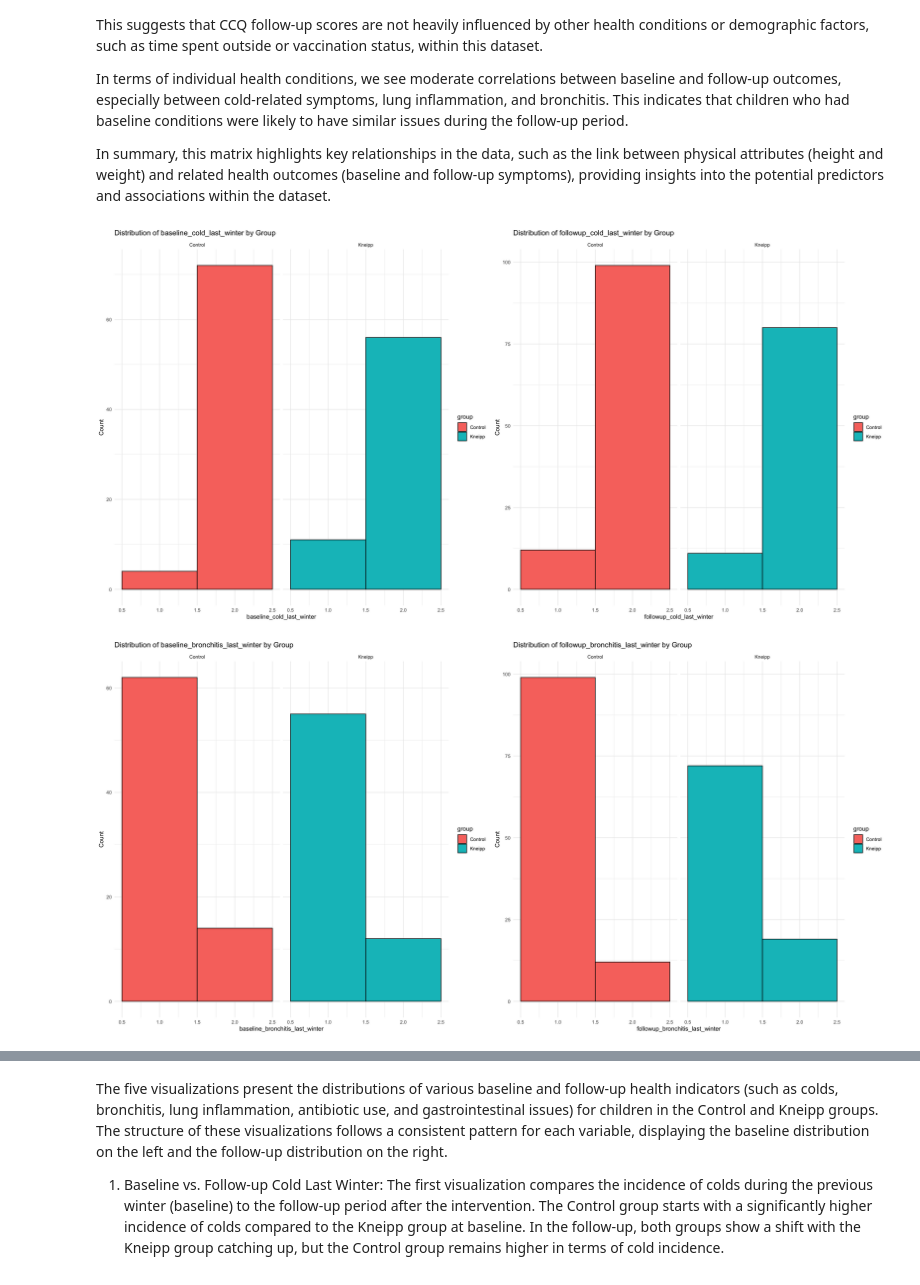
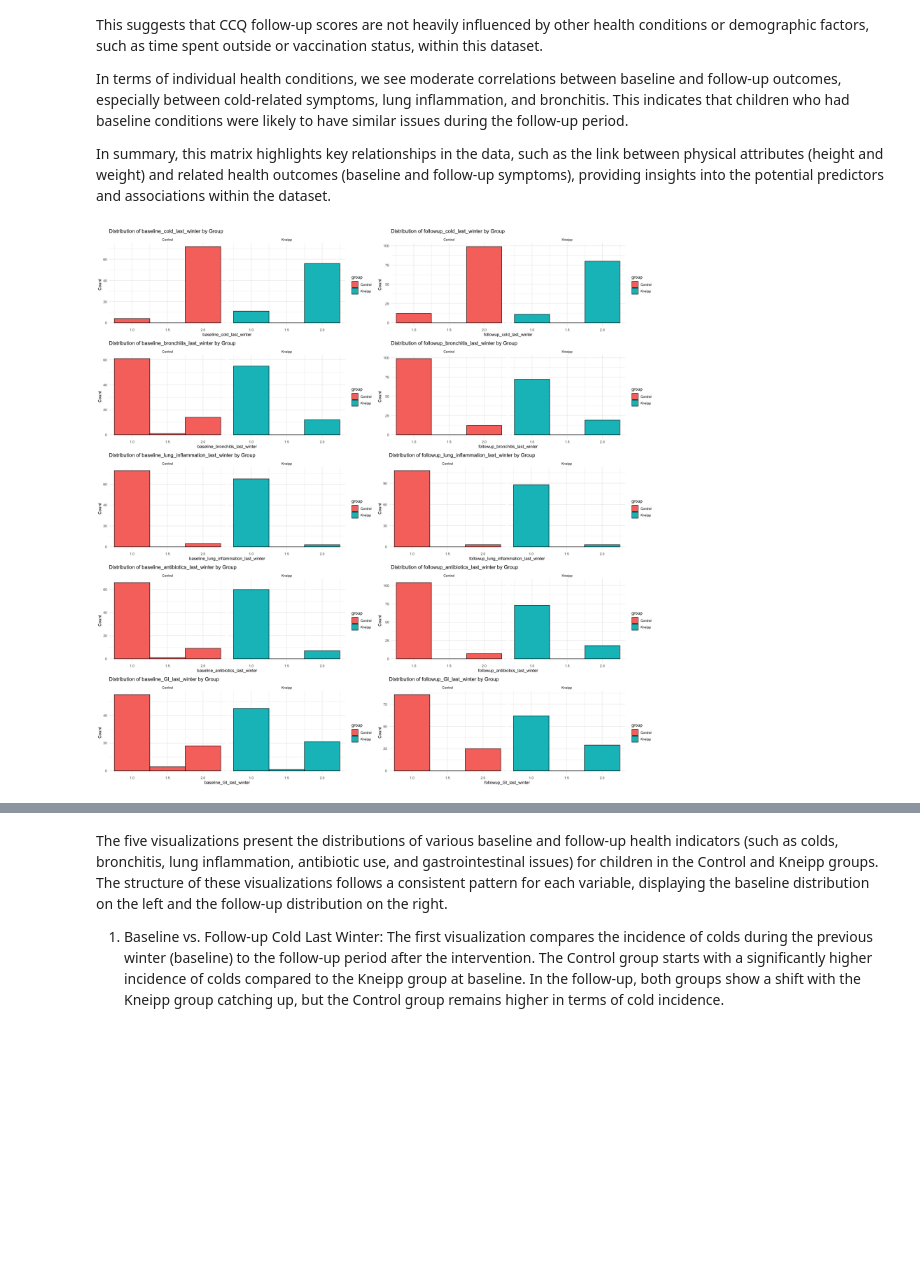
Before and after one commit to sschepanski/BlakesleeKneippBerlinKindergarten, a Jupyter notebook: scr/SOSCI.ipynb, the cells around one changed output, grey strips where cells are left out. Drawn from its saved outputs; the diff is of its cells as text; code cells hidden in the pictures; blank space fills up the shorter version.

```diff
--- a/scr/SOSCI.ipynb
+++ b/scr/SOSCI.ipynb
@@ -411,32 +449,32 @@ In summary, this matrix highlights key relationships in the data, such as the li
 # %%
-# List of baseline and follow-up variables
-baseline_vars <- c("baseline_cold_last_winter", "baseline_bronchitis_last_winter", "baseline_lung_inflammation_last_winter", "baseline_antibiotics_last_winter", "baseline_GI_last_winter")
-followup_vars <- c("followup_cold_last_winter", "followup_bronchitis_last_winter", "followup_lung_inflammation_last_winter", "followup_antibiotics_last_winter", "followup_GI_last_winter")
+# Increase the width and height of the plot
+options(repr.plot.width = 20, repr.plot.height = 20)
 
-# Create lists to store plots for baseline and follow-up
-baseline_plots <- list()
-followup_plots <- list()
+# Create a combined list to store both baseline and follow-up plots
+combined_plots <- list()
 
-# Loop through baseline variables and generate histograms
+# Generate histograms for each variable, baseline and follow-up
 for (i in seq_along(baseline_vars)) {
-  baseline_plots[[i]] <- ggplot(secondary_outcomes_data %>% filter(group %in% c("Control", "Kneipp"), sex %in% c(1, 2)), aes(x = .data[[baseline_vars[i]]], fill = group)) +
-    geom_histogram(position = "dodge", binwidth = 1, color = "black", na.rm = TRUE) +
+  # Baseline plot
+  baseline_plot <- ggplot(secondary_outcomes_data %>% filter(group %in% c("Control", "Kneipp"), sex %in% c(1, 2)), aes(x = .data[[baseline_vars[i]]], fill = group)) +
+    geom_histogram(position = "dodge", binwidth = 0.5, color = "black", na.rm = TRUE) +
+    labs(title = paste("Distribution of", baseline_vars[i], "by Group"), x = baseline_vars[i], y = "Count") +
     facet_grid(. ~ group) +
-    labs(title = paste("Distribution of", baseline_vars[i], "by Group"), x = baseline_vars[i], y = "Count") +
     theme_minimal()
 
-  followup_plots[[i]] <- ggplot(secondary_outcomes_data %>% filter(group %in% c("Control", "Kneipp"), sex %in% c(1, 2)), aes(x = .data[[followup_vars[i]]], fill = group)) +
-    geom_histogram(position = "dodge", binwidth = 1, color = "black", na.rm = TRUE) +
+  # Follow-up plot
+  followup_plot <- ggplot(secondary_outcomes_data %>% filter(group %in% c("Control", "Kneipp"), sex %in% c(1, 2)), aes(x = .data[[followup_vars[i]]], fill = group)) +
+    geom_histogram(position = "dodge", binwidth = 0.5, color = "black", na.rm = TRUE) +
+    labs(title = paste("Distribution of", followup_vars[i], "by Group"), x = followup_vars[i], y = "Count") +
     facet_grid(. ~ group) +
-    labs(title = paste("Distribution of", followup_vars[i], "by Group"), x = followup_vars[i], y = "Count") +
     theme_minimal()
+
+  # Add both baseline and follow-up plots to the combined list
+  combined_plots[[2 * i - 1]] <- baseline_plot
+  combined_plots[[2 * i]] <- followup_plot
 }
 
-# Arrange baseline and follow-up plots side by side
-plot_list <- list()
-for (i in seq_along(baseline_plots)) {
-  plot_list[[i]] <- gridExtra::grid.arrange(baseline_plots[[i]], followup_plots[[i]], ncol = 2)
-}
+# Arrange all plots in a 5-row, 2-column grid
+gridExtra::grid.arrange(grobs = combined_plots, ncol = 2)
 # %% [output]
-[figure, old version]
+[figure, new version]
-[figure, removed]
```
Also changed, not shown: parts of 7 cells of this notebook.
